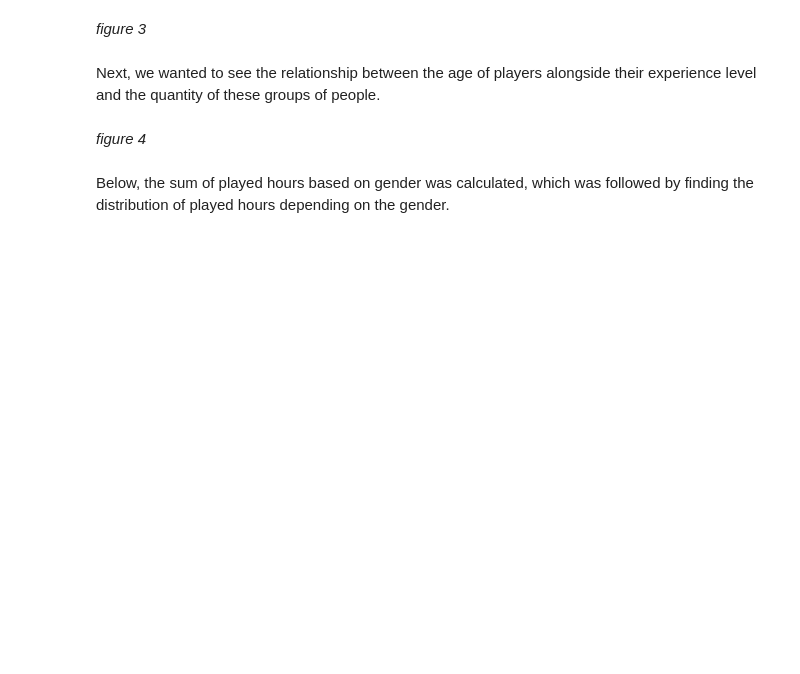
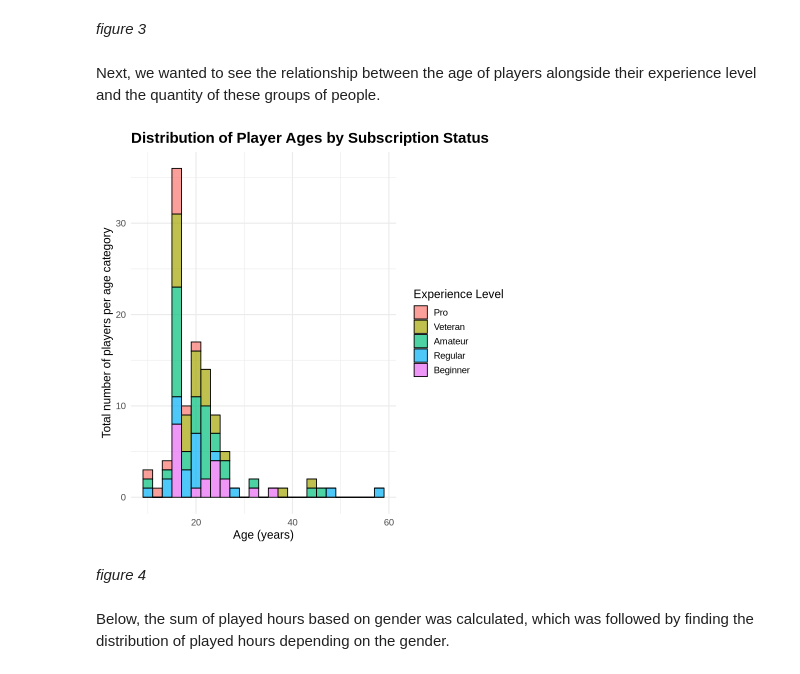
Before and after one commit to thaviship/dsci-group-project, a Jupyter notebook: methods_finalized.ipynb, the cells around one changed output. Drawn from its saved outputs; the diff is of its cells as text; code cells hidden in the pictures; blank space fills up the shorter version.

```diff
--- a/methods_finalized.ipynb
+++ b/methods_finalized.ipynb
@@ -189,16 +173,18 @@ Next, we wanted to see the relationship between the age of players alongside the
 # %%
 players_age_hours_hist <- players_clean |>
    ggplot(aes(x = Age, fill = experience_fct)) +
   geom_histogram(binwidth = 2,color="black", alpha=0.7) +
   labs(
     title = "Distribution of Player Ages by Subscription Status",
     x = "Age (years)",
     y = "Total number of players per age category",
-    fill = "Experience Level"
-  ) +
-  theme_minimal(base_size = 14)
+    fill = "Experience Level") +
+  theme_minimal(base_size = 14)+
+      theme(plot.title = element_text(size = 18, face = "bold"))
 
 players_age_hours_hist
+# %% [output]
+[figure, added]
 # %% [markdown]
 *figure 4*
 # %% [markdown]
```
Also changed, not shown: parts of 11 cells of this notebook.
